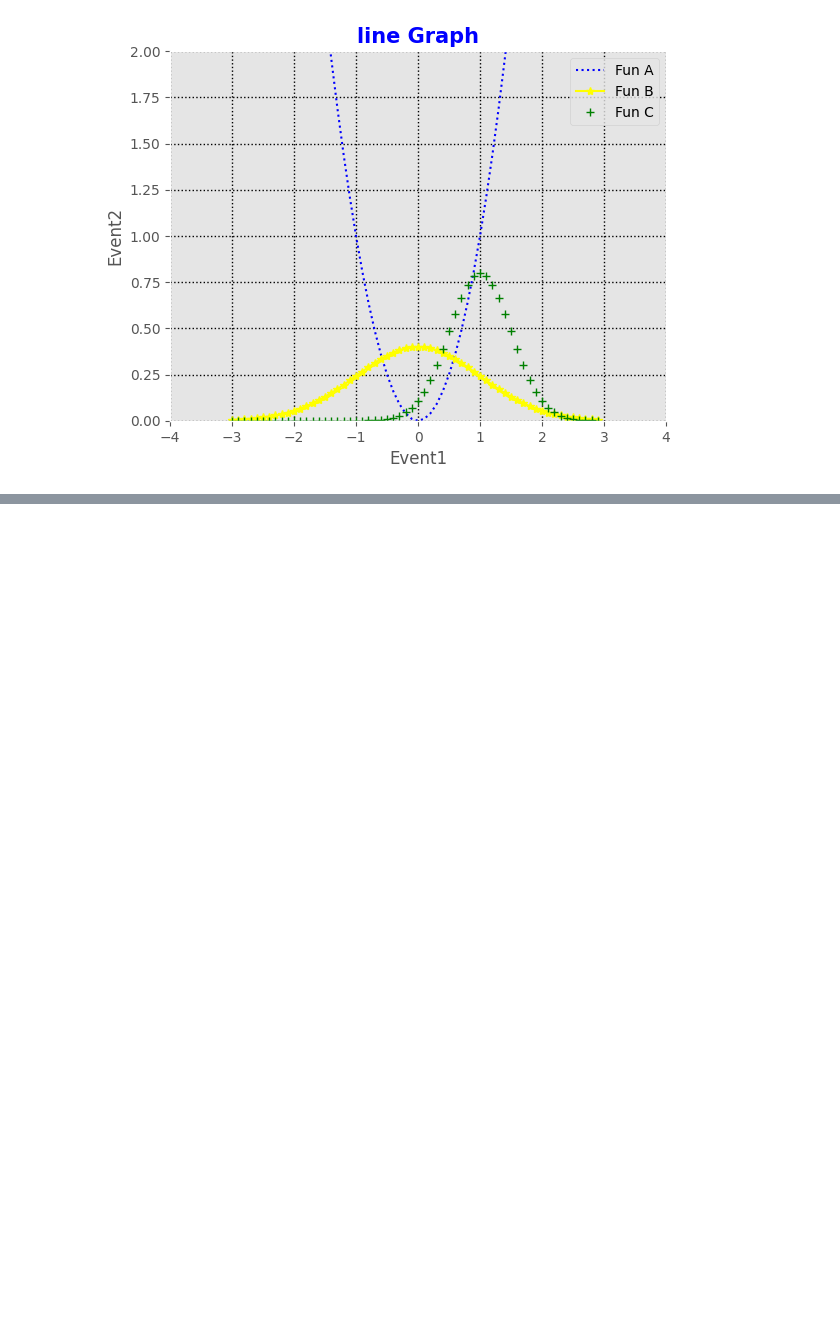
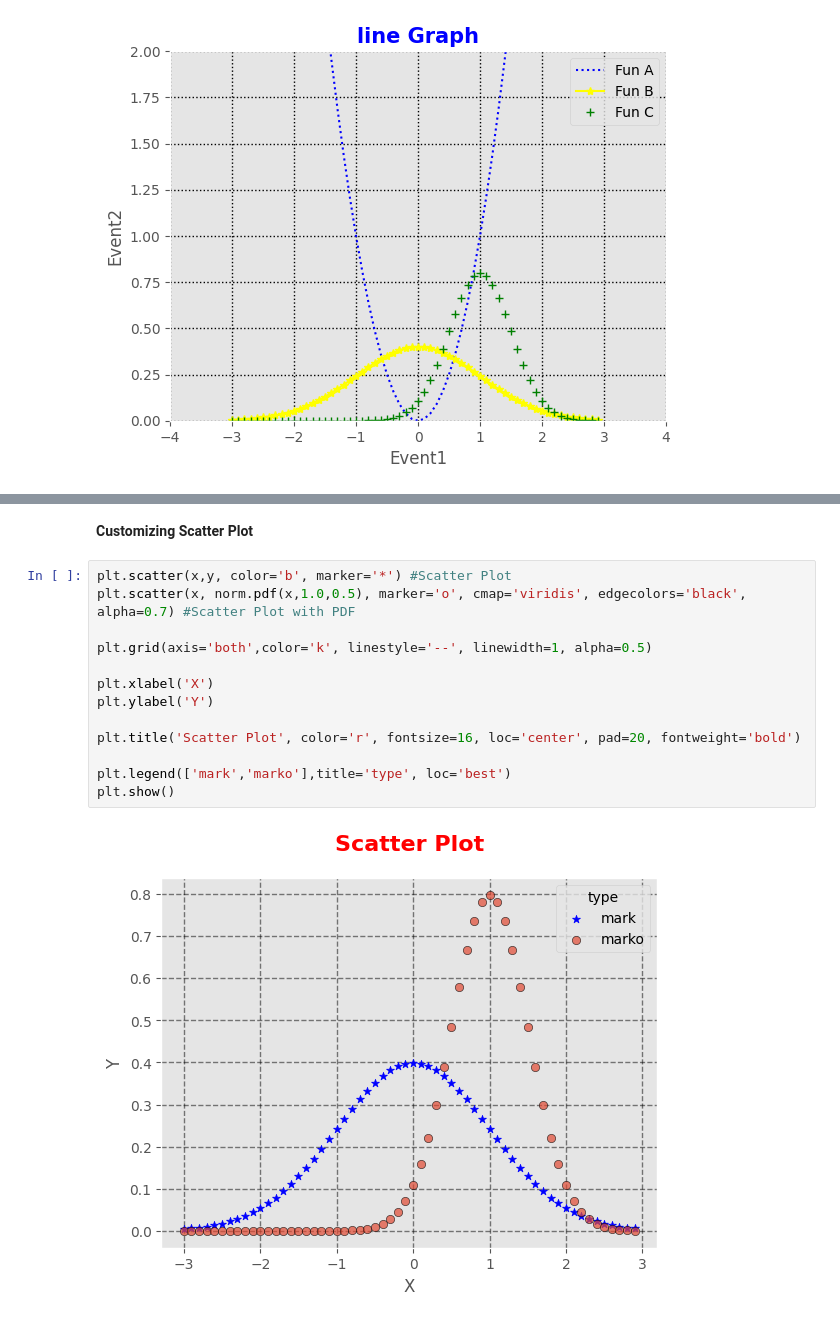
Before and after one commit to karthik-k11/Data-Science-Libraries-Practice, a Jupyter notebook: Matplotlib_practice.ipynb, the cells around one changed output, grey strips where cells are left out. Saved outputs shown, nothing was run; the diff lists cells and outputs as text; blank space fills up the shorter version.

```diff
--- a/Matplotlib_practice.ipynb
+++ b/Matplotlib_practice.ipynb
@@ -140,0 +165,17 @@ plt.show()
+# %% [markdown]
+**Customizing Scatter Plot**
+# %%
+plt.scatter(x,y, color='b', marker='*') #Scatter Plot
+plt.scatter(x, norm.pdf(x,1.0,0.5), marker='o', cmap='viridis', edgecolors='black', alpha=0.7) #Scatter Plot with PDF
+
+plt.grid(axis='both',color='k', linestyle='--', linewidth=1, alpha=0.5)
+
+plt.xlabel('X')
+plt.ylabel('Y')
+
+plt.title('Scatter Plot', color='r', fontsize=16, loc='center', pad=20, fontweight='bold')
+
+plt.legend(['mark','marko'],title='type', loc='best')
+plt.show()
+# %% [output]
+[figure, added]
```
Also changed, not shown: parts of 4 cells of this notebook.
